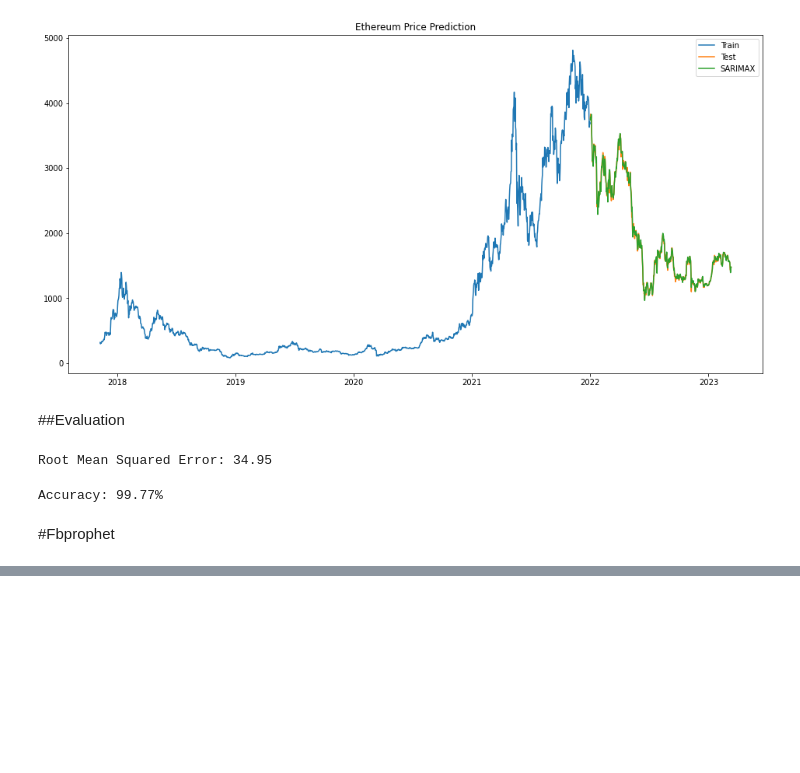
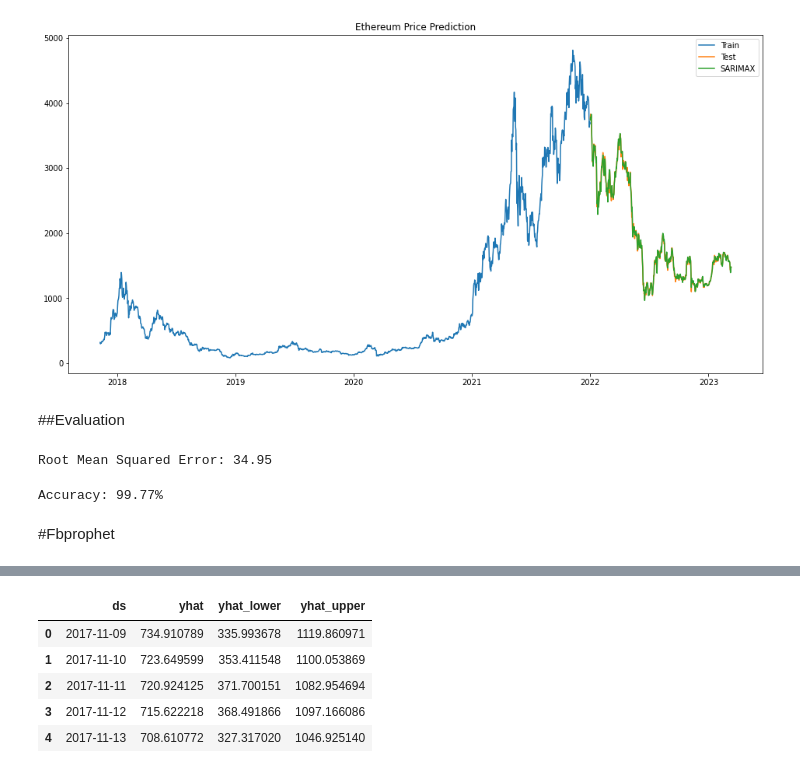
Before and after one commit to tago893/capstone, a Jupyter notebook: models/ARIMA_F.ipynb, the cells around one changed output, grey strips where cells are left out. Cells and saved outputs as stored; diff of their text form; code cells hidden in the pictures; blank space fills up the shorter version.

```diff
--- a/models/ARIMA_F.ipynb
+++ b/models/ARIMA_F.ipynb
@@ -505,0 +548,10 @@ Accuracy: 99.77%
+# %%
+# Print the forecast for the next week
+forecast[['ds', 'yhat', 'yhat_lower', 'yhat_upper']].head()
+# %% [output]
+|  | ds | yhat | yhat_lower | yhat_upper |
+| 0 | 2017-11-09 | 734.910789 | 335.993678 | 1119.860971 |
+| 1 | 2017-11-10 | 723.649599 | 353.411548 | 1100.053869 |
+| 2 | 2017-11-11 | 720.924125 | 371.700151 | 1082.954694 |
+| 3 | 2017-11-12 | 715.622218 | 368.491866 | 1097.166086 |
+| 4 | 2017-11-13 | 708.610772 | 327.317020 | 1046.925140 |
```
Also changed, not shown: parts of 10 cells of this notebook.
